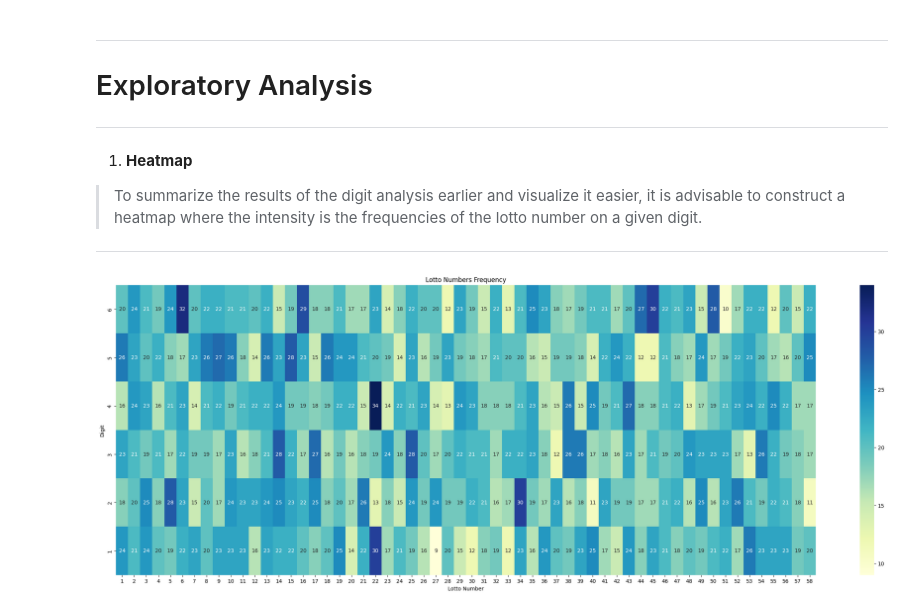
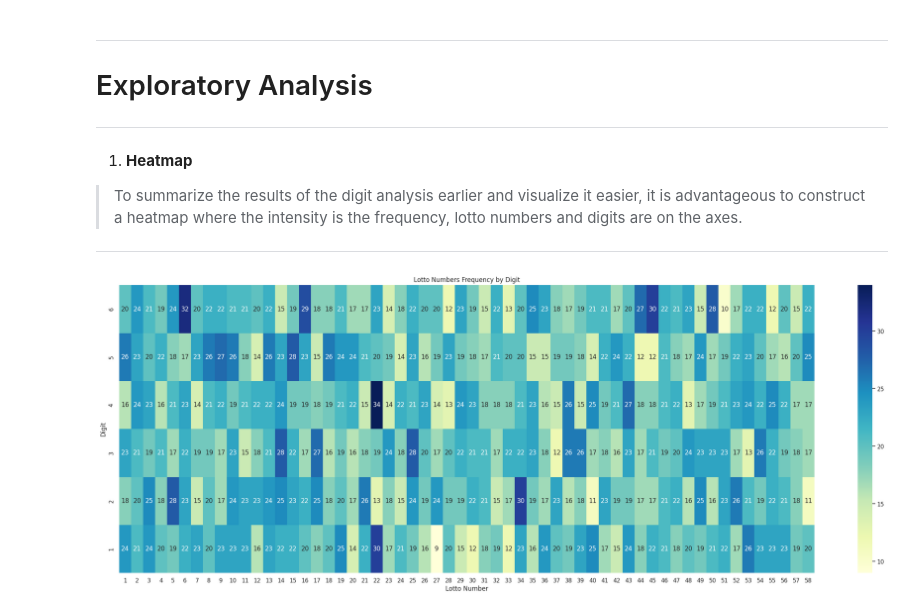
Before and after one commit to cl-ud9/pcso-web-scraper, a Jupyter notebook: pcso_analysis.ipynb, the cells around one changed output. Cells and saved outputs as stored; diff of their text form; code cells hidden in the pictures.

Commit message:
updated analysis

```diff
--- a/pcso_analysis.ipynb
+++ b/pcso_analysis.ipynb
@@ -194,0 +205,25 @@ pltFigure("Lotto Results - Sixth Digit","Sixth Digit")
+# %%
+dfTest = pd.DataFrame(sumCombi)
+dfTest.columns = ["Sum of Winning Combinations"]
+mean = np.mean(sumCombi)
+median = np.median(sumCombi)
+stdDev = np.std(sumCombi)
+print(f"The mean of the data is {round(mean,2)} and median is {median}. The standard deviation is the {round(stdDev,2)}")
+
+#1 STD(68%)
+within_one_std_dev = np.sum(np.abs(sumCombi - mean) <= stdDev) / len(sumCombi) * 100
+#2 STD(95%)
+within_two_std_dev = np.sum(np.abs(sumCombi - mean) <= 2 * stdDev) / len(sumCombi) * 100
+#3 STD(99.7%)
+within_three_std_dev = np.sum(np.abs(sumCombi - mean) <= 3 * stdDev) / len(sumCombi) * 100
+
+print(f"Within 1 Standard Deviation: {round(within_one_std_dev,2)} %")
+print(f"Within 2 Standard Deviations: {round(within_two_std_dev,2)} %")
+print(f"Within 3 Standard Deviations: {round(within_three_std_dev,2)} %")
+
+sns.set(style="whitegrid")
+dist = sns.displot(dfTest,x="Sum of Winning Combinations",kde=True,discrete=True)
+dist.figure.set_figwidth(25)
+dist.figure.set_figheight(15)
+plt.xticks(np.arange(50,310,5))
+plt.show()
@@ -200,7 +241,7 @@ pltFigure("Lotto Results - Sixth Digit","Sixth Digit")
 ---
 # %% [markdown]
 1. **Heatmap**
->To summarize the results of the digit analysis earlier and visualize it easier, it is advisable to construct a heatmap where the intensity is the frequencies of the lotto number on a given digit.
+>To summarize the results of the digit analysis earlier and visualize it easier, it is advantageous to construct a heatmap where the intensity is the frequency, lotto numbers and digits are on the axes.
 <a id="hmap"></a>
 
 ---
@@ -258,12 +298,12 @@ dfHeatmap = pd.concat([dfHeatmap,pd.DataFrame(mainArr(6))])
 # %%
 dataHeatmap = dfHeatmap.pivot(columns="LOTTO NUMBER",index="DIGIT",values="FREQUENCY")
 
 plt.figure(figsize=(30,10))
 sns.heatmap(dataHeatmap,cmap="YlGnBu",annot=True).invert_yaxis()
 
 plt.xlabel("Lotto Number")
 plt.ylabel("Digit")
-plt.title("Lotto Numbers Frequency")
+plt.title("Lotto Numbers Frequency by Digit")
 plt.show()
 # %% [output]
-[figure, old version]
+[figure, new version]
```
Also changed, not shown: parts of 9 cells of this notebook.
